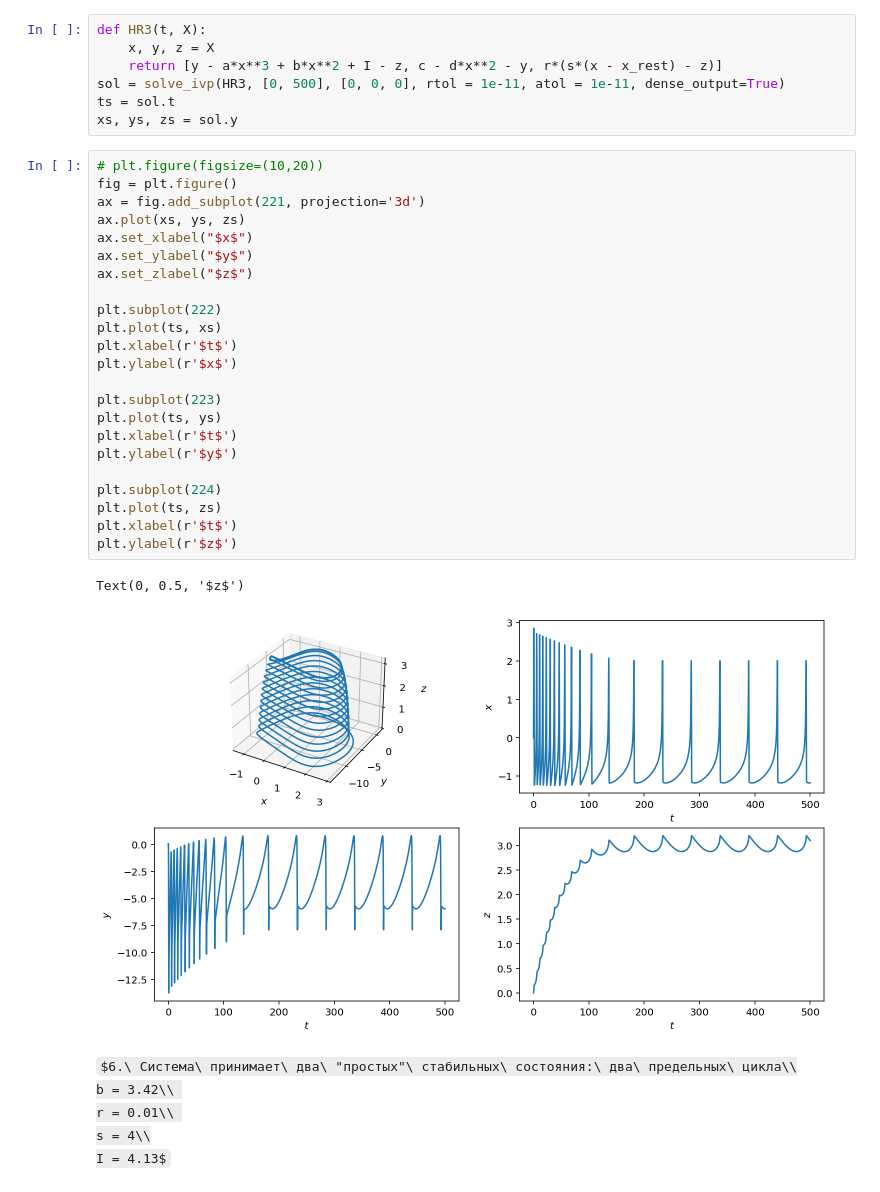
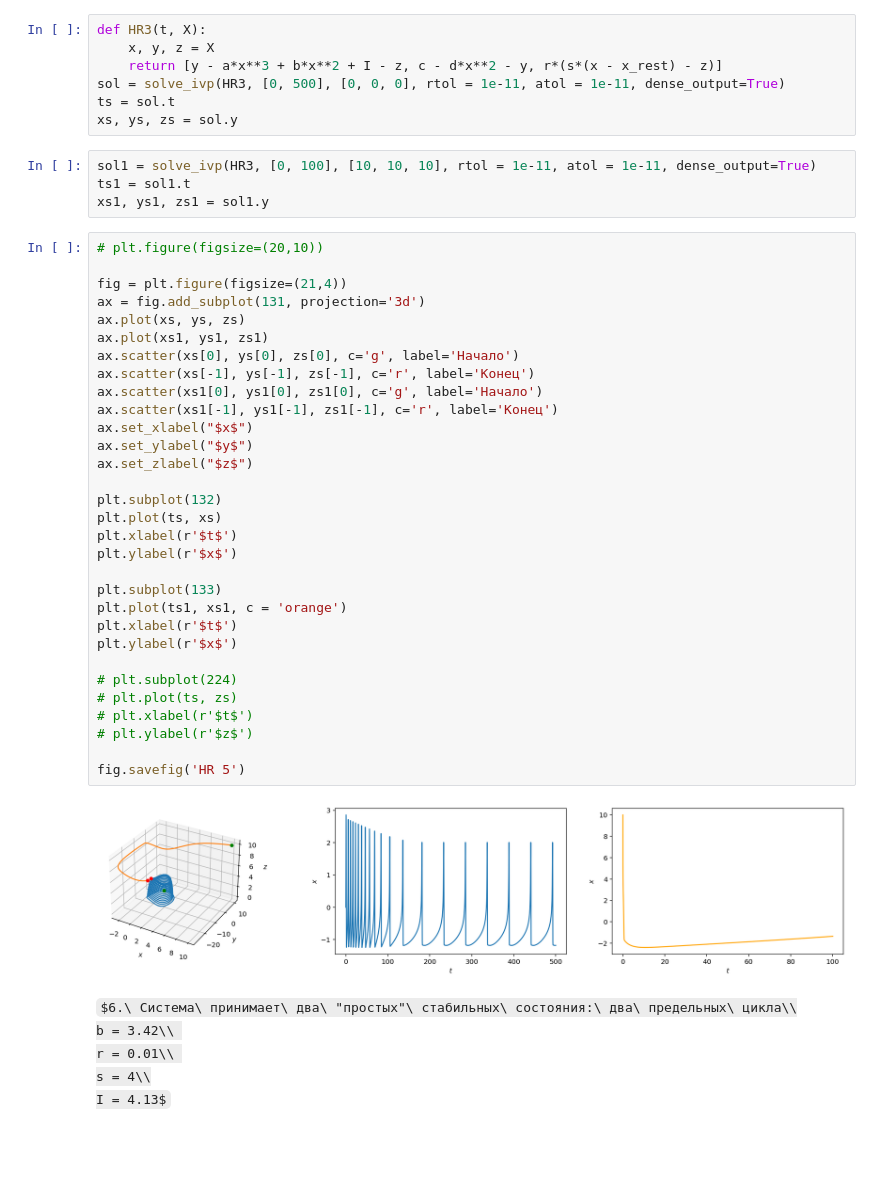
Before and after one commit to SemenutaEgor/-Extreme-events-in-phenomenological-neural-networks-with-different-types-of-connections, a Jupyter notebook: Hindmarsh-Rose 3.ipynb, the cells around one changed output. Cells and saved outputs as stored; diff of their text form; some formulas as TeX source; blank space fills up the shorter version.

```diff
--- a/Hindmarsh-Rose 3.ipynb
+++ b/Hindmarsh-Rose 3.ipynb
@@ -226,32 +230,43 @@ def HR3(t, X):
 sol = solve_ivp(HR3, [0, 500], [0, 0, 0], rtol = 1e-11, atol = 1e-11, dense_output=True)
 ts = sol.t
 xs, ys, zs = sol.y
+# %%
+sol1 = solve_ivp(HR3, [0, 100], [10, 10, 10], rtol = 1e-11, atol = 1e-11, dense_output=True)
+ts1 = sol1.t
+xs1, ys1, zs1 = sol1.y
 # %%
-# plt.figure(figsize=(10,20))
-fig = plt.figure()
-ax = fig.add_subplot(221, projection='3d')
+# plt.figure(figsize=(20,10))
+
+fig = plt.figure(figsize=(21,4))
+ax = fig.add_subplot(131, projection='3d')
 ax.plot(xs, ys, zs)
+ax.plot(xs1, ys1, zs1)
+ax.scatter(xs[0], ys[0], zs[0], c='g', label='Начало')
+ax.scatter(xs[-1], ys[-1], zs[-1], c='r', label='Конец')
+ax.scatter(xs1[0], ys1[0], zs1[0], c='g', label='Начало')
+ax.scatter(xs1[-1], ys1[-1], zs1[-1], c='r', label='Конец')
 ax.set_xlabel("$x$")
 ax.set_ylabel("$y$")
 ax.set_zlabel("$z$")
 
-plt.subplot(222)
+plt.subplot(132)
 plt.plot(ts, xs)
 plt.xlabel(r'$t$')
 plt.ylabel(r'$x$')
 
-plt.subplot(223)
-plt.plot(ts, ys)
+plt.subplot(133)
+plt.plot(ts1, xs1, c = 'orange')
 plt.xlabel(r'$t$')
-plt.ylabel(r'$y$')
+plt.ylabel(r'$x$')
 
-plt.subplot(224)
-plt.plot(ts, zs)
-plt.xlabel(r'$t$')
-plt.ylabel(r'$z$')
+# plt.subplot(224)
+# plt.plot(ts, zs)
+# plt.xlabel(r'$t$')
+# plt.ylabel(r'$z$')
+
+fig.savefig('HR 5')
 # %% [output]
-Text(0, 0.5, '$z$')
-[figure, old version]
+[figure, new version]
 # %% [markdown]
 $6.\ Система\ принимает\ два\ "простых"\ стабильных\ состояния:\ два\ предельных\ цикла\\
 b = 3.42\\
```
Also changed, not shown: parts of 15 cells of this notebook.
